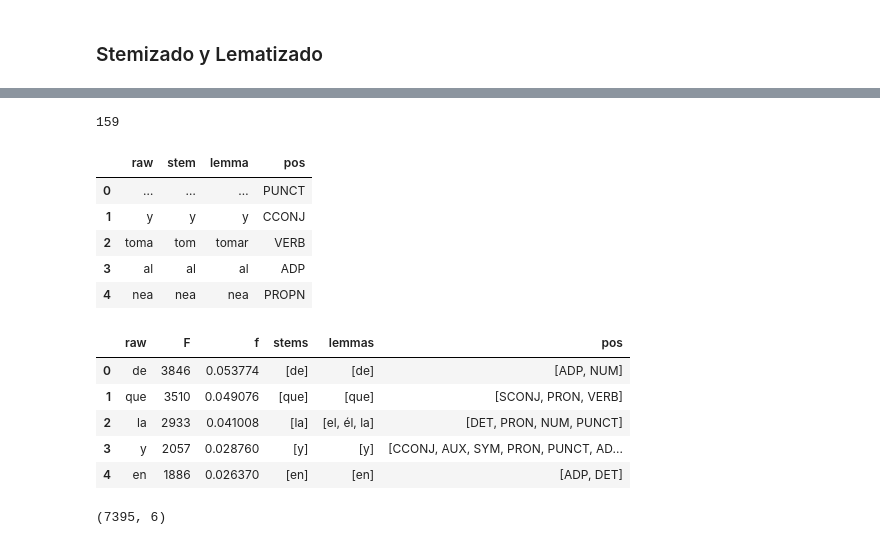
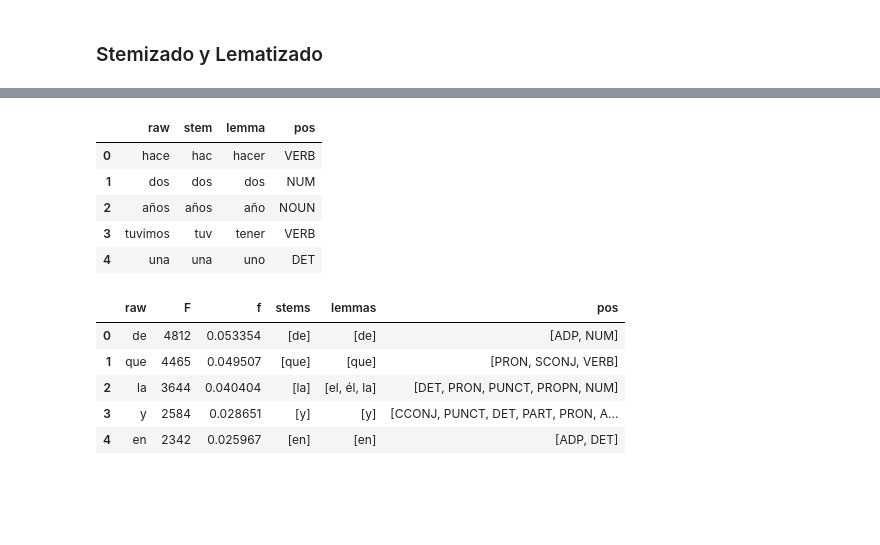
Before and after one commit to macfernandez/eddc-specialization-project, a Jupyter notebook: notebooks/02-data-description.ipynb, the cells around one changed output, grey strips where cells are left out. Saved outputs shown, nothing was run; the diff lists cells and outputs as text; code cells hidden in the pictures; blank space fills up the shorter version.

```diff
--- a/notebooks/02-data-description.ipynb
+++ b/notebooks/02-data-description.ipynb
@@ -578,7 +571,0 @@ Dado que las palabras luego se utilizarán como _features_, separamos en _train_
-# %%
-senators = senators.explode("speech")
-data = (
-    senators[(senators.speech.notna()) & (~senators.vote.isin(["abstención", "ausente"]))]
-    .reset_index(drop=True)
-)
-data.shape
@@ -621,24 +572,22 @@ for file in ["X_train_index", "X_test_index"]:
 # %%
-speech = data.loc[X_train_index, "speech"].tolist()
-print(len(speech))
+speech = senators.speech.explode().dropna().tolist()
 stems_and_lemmas = pd.json_normalize((
     pd
     .DataFrame({"raw": speech})
     .assign(
         analysis=lambda x: x.raw.apply(stem_and_lemmatize),
     )
     .analysis
     .explode()
 ))
 stems_and_lemmas.head()
 # %% [output]
-159
 |  | raw | stem | lemma | pos |
-| 0 | … | … | … | PUNCT |
-| 1 | y | y | y | CCONJ |
-| 2 | toma | tom | tomar | VERB |
-| 3 | al | al | al | ADP |
-| 4 | nea | nea | nea | PROPN |
+| 0 | hace | hac | hacer | VERB |
+| 1 | dos | dos | dos | NUM |
+| 2 | años | años | año | NOUN |
+| 3 | tuvimos | tuv | tener | VERB |
+| 4 | una | una | uno | DET |
 # %%
 tokens2tag = (
     stems_and_lemmas
@@ -656,12 +605,8 @@ tokens2tag = (
 tokens2tag.head()
 # %% [output]
 |  | raw | F | f | stems | lemmas | pos |
-| 0 | de | 3846 | 0.053774 | [de] | [de] | [ADP, NUM] |
-| 1 | que | 3510 | 0.049076 | [que] | [que] | [SCONJ, PRON, VERB] |
-| 2 | la | 2933 | 0.041008 | [la] | [el, él, la] | [DET, PRON, NUM, PUNCT] |
-| 3 | y | 2057 | 0.028760 | [y] | [y] | [CCONJ, AUX, SYM, PRON, PUNCT, AD... |
-| 4 | en | 1886 | 0.026370 | [en] | [en] | [ADP, DET] |
+| 0 | de | 4812 | 0.053354 | [de] | [de] | [ADP, NUM] |
+| 1 | que | 4465 | 0.049507 | [que] | [que] | [PRON, SCONJ, VERB] |
+| 2 | la | 3644 | 0.040404 | [la] | [el, él, la] | [DET, PRON, PUNCT, PROPN, NUM] |
+| 3 | y | 2584 | 0.028651 | [y] | [y] | [CCONJ, PUNCT, DET, PART, PRON, A... |
+| 4 | en | 2342 | 0.025967 | [en] | [en] | [ADP, DET] |
-# %%
-tokens2tag.shape
-# %% [output]
-(7395, 6)
```
Also changed, not shown: parts of 9 cells of this notebook, 7 other files.
